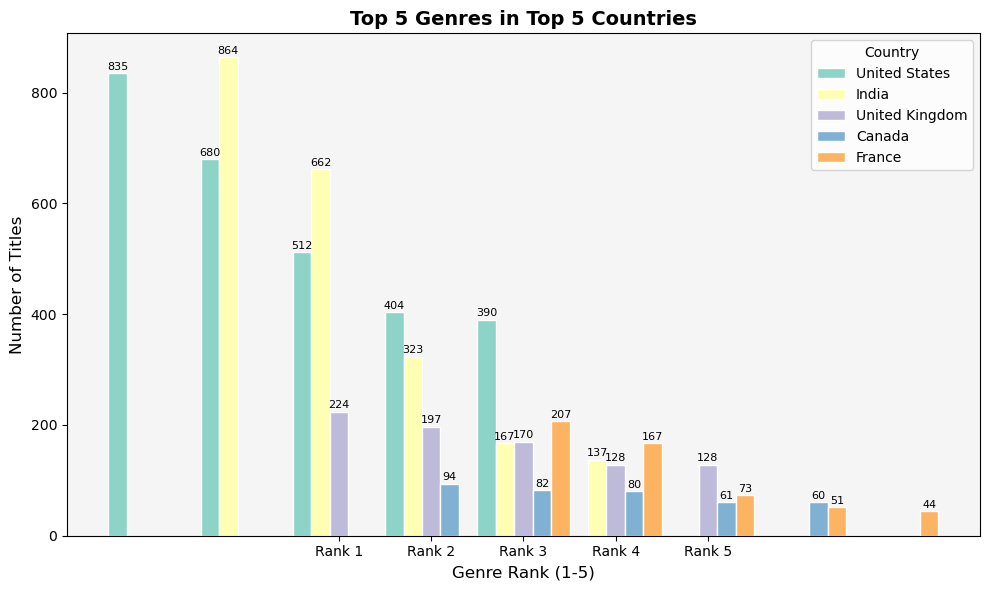
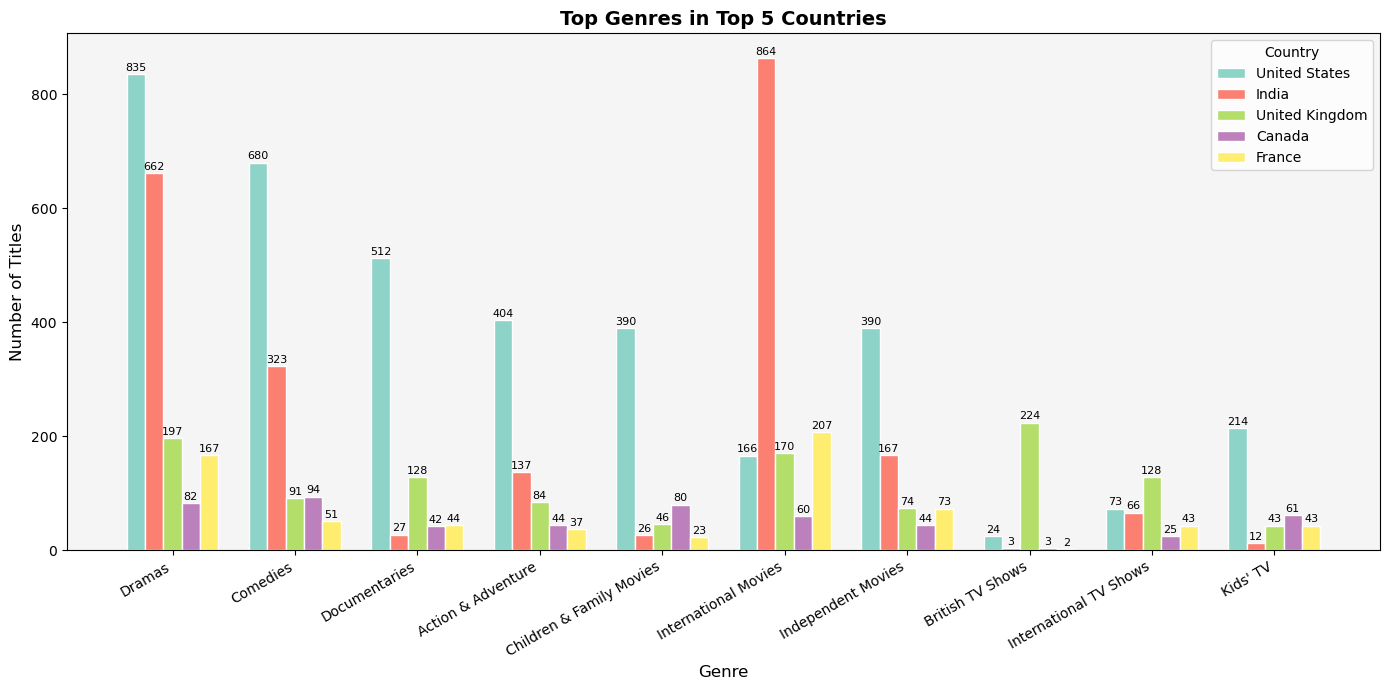
Code edit (unified diff) that turned the first committed figure into the second:
--- before
+++ after
@@ -1,3 +1,3 @@
-country_genre = (df.groupby(['country_split', 'genre_split']) .size().reset_index())
+country_genre = (df.groupby(['country_split', 'genre_split']).size().reset_index())
 country_genre.columns = ['country', 'genre', 'count']
 country_genre = country_genre[country_genre['country'] != 'Unknown']
@@ -5,26 +5,34 @@
 top_countries = ['United States', 'India', 'United Kingdom', 'Canada', 'France']
 
-fig, ax = plt.subplots(figsize=(10, 6))
+fig, ax = plt.subplots(figsize=(14, 7))
+bar_width = 0.15
+colors = plt.cm.Set3(np.linspace(0, 1, len(top_countries)))
 
 
-colors = plt.cm.Set3(np.linspace(0, 1, 10))
+top_genres_per_country = [
+    country_genre[country_genre['country'] == country].nlargest(5, 'count')['genre'].tolist()
+    for country in top_countries
+]
 
 
-country_genre_data = {}
+all_top_genres = sum(top_genres_per_country, [])
+unique_genres = []
+[unique_genres.append(g) for g in all_top_genres if g not in unique_genres]
+
+x = np.arange(len(unique_genres))
+
 for i, country in enumerate(top_countries):
-    country_data = country_genre[country_genre['country'] == country].nlargest(5, 'count')
-    country_genre_data[country] = country_data
-    
-    
-    x_positions = np.arange(5) + i * 1.2
-    bars = ax.bar(x_positions, country_data['count'].values, width=0.2, 
-                 label=country, color=colors[i], edgecolor='white')
+    genre_counts = [
+        country_genre[(country_genre['country'] == country) & (country_genre['genre'] == genre)]['count'].sum()
+        for genre in unique_genres
+    ]
+    bars = ax.bar(x + i * bar_width, genre_counts, width=bar_width, label=country, color=colors[i], edgecolor='white')
     ax.bar_label(bars, fmt='%d', padding=1, fontsize=8)
 
-ax.set_xlabel('Genre Rank (1-5)', fontsize=12)
+ax.set_xlabel('Genre', fontsize=12)
 ax.set_ylabel('Number of Titles', fontsize=12)
-ax.set_title('Top 5 Genres in Top 5 Countries', fontsize=14, fontweight='bold')
-ax.set_xticks(np.arange(5) + 2.4)
-ax.set_xticklabels(['Rank 1', 'Rank 2', 'Rank 3', 'Rank 4', 'Rank 5'])
+ax.set_title('Top Genres in Top 5 Countries', fontsize=14, fontweight='bold')
+ax.set_xticks(x + bar_width * (len(top_countries) - 1) / 2)
+ax.set_xticklabels(unique_genres, rotation=30, ha='right')
 ax.legend(title='Country', loc='upper right')
 ax.set_facecolor('#f5f5f5')

Commit: heatmap